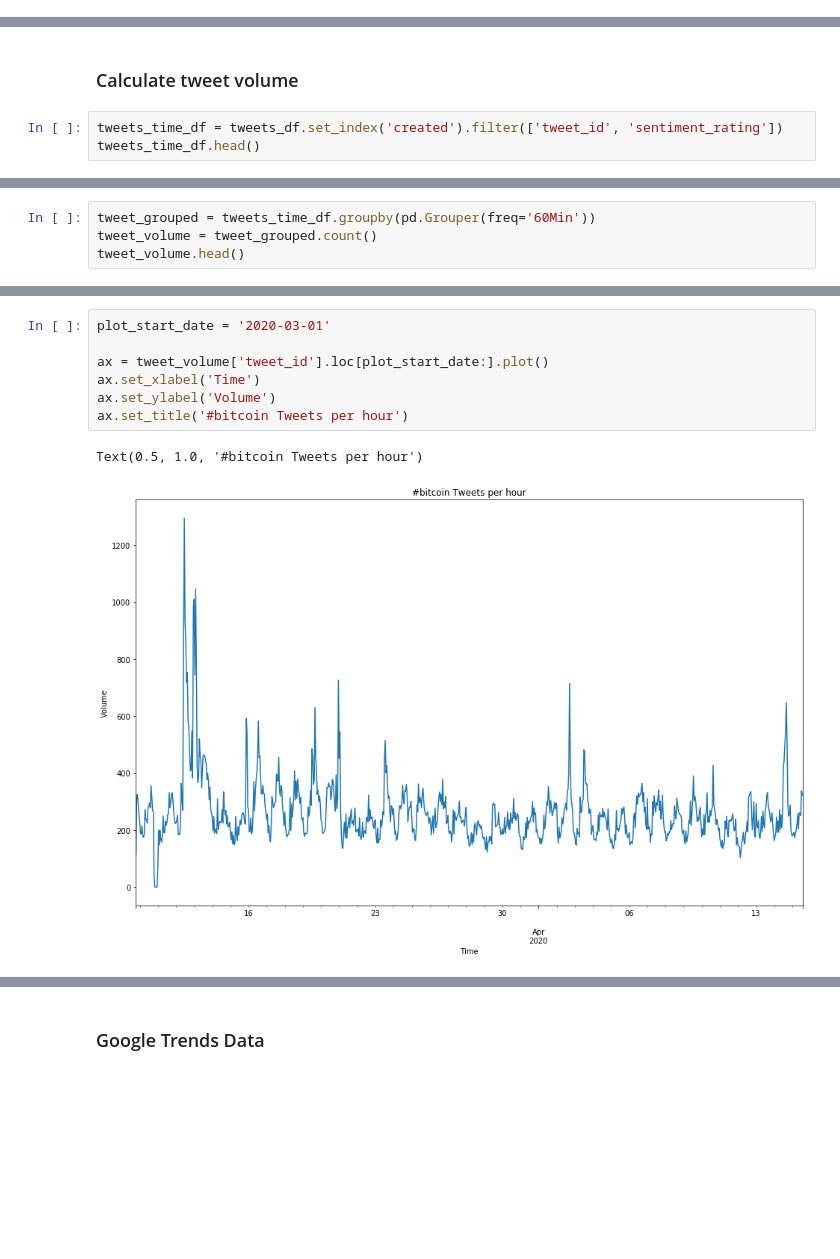
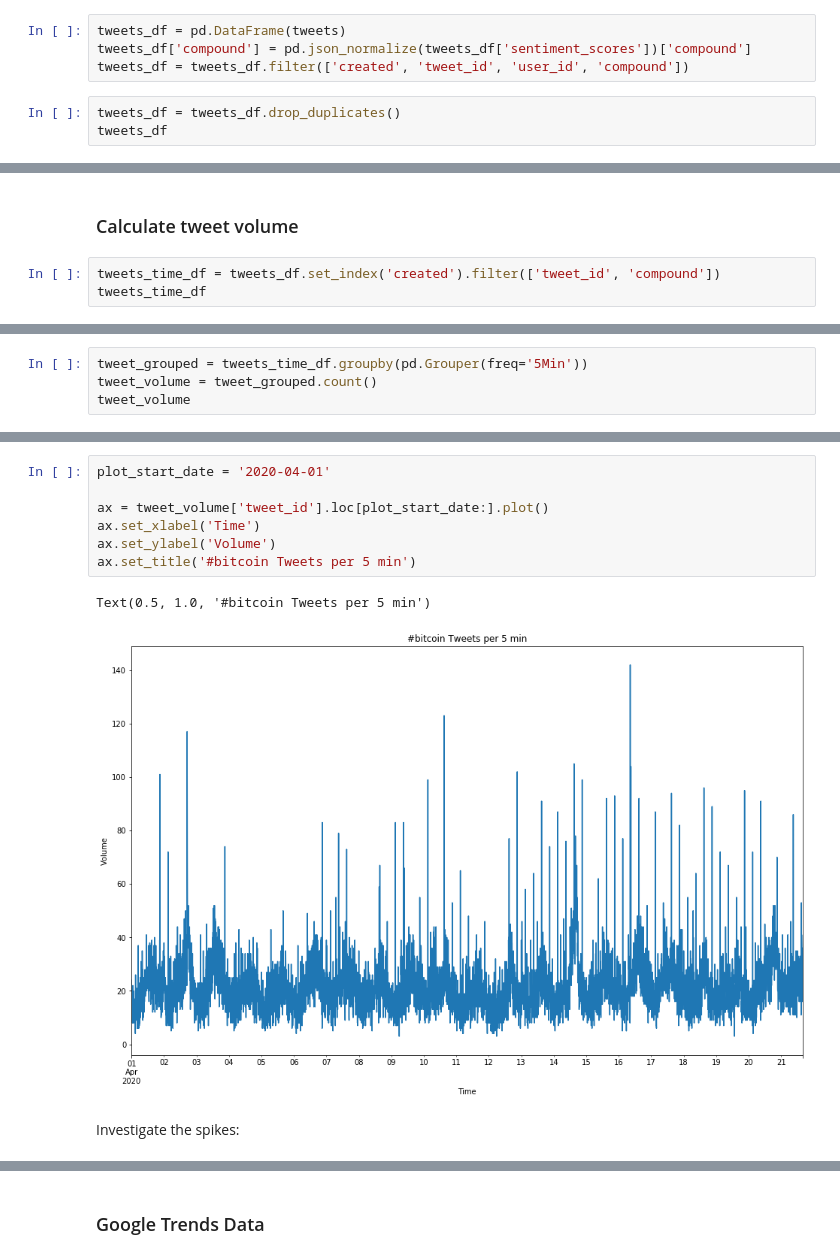
Before and after one commit to Globe-Research/bitfear, a Jupyter notebook: sentiment/time_series_analysis.ipynb, the cells around one changed output, grey strips where cells are left out. Drawn from its saved outputs; the diff is of its cells as text; blank space fills up the shorter version.

```diff
--- a/sentiment/time_series_analysis.ipynb
+++ b/sentiment/time_series_analysis.ipynb
@@ -60,0 +63,7 @@ tweets_df.head()
+# %%
+tweets_df = pd.DataFrame(tweets)
+tweets_df['compound'] = pd.json_normalize(tweets_df['sentiment_scores'])['compound']
+tweets_df = tweets_df.filter(['created', 'tweet_id', 'user_id', 'compound'])
+# %%
+tweets_df = tweets_df.drop_duplicates()
+tweets_df
@@ -61,6 +84,6 @@ tweets_df.head()
 # %% [markdown]
 ### Calculate tweet volume
 # %%
-tweets_time_df = tweets_df.set_index('created').filter(['tweet_id', 'sentiment_rating'])
-tweets_time_df.head()
+tweets_time_df = tweets_df.set_index('created').filter(['tweet_id', 'compound'])
+tweets_time_df
 # %% [output]
@@ -74,5 +104,5 @@ tweets_time_df.head()
 # %%
-tweet_grouped = tweets_time_df.groupby(pd.Grouper(freq='60Min'))
+tweet_grouped = tweets_time_df.groupby(pd.Grouper(freq='5Min'))
 tweet_volume = tweet_grouped.count()
-tweet_volume.head()
+tweet_volume
 # %% [output]
@@ -86,10 +123,12 @@ tweet_volume.head()
 # %%
-plot_start_date = '2020-03-01'
+plot_start_date = '2020-04-01'
 
 ax = tweet_volume['tweet_id'].loc[plot_start_date:].plot()
 ax.set_xlabel('Time')
 ax.set_ylabel('Volume')
-ax.set_title('#bitcoin Tweets per hour')
+ax.set_title('#bitcoin Tweets per 5 min')
 # %% [output]
-Text(0.5, 1.0, '#bitcoin Tweets per hour')
+Text(0.5, 1.0, '#bitcoin Tweets per 5 min')
-[figure, old version]
+[figure, new version]
+# %% [markdown]
+Investigate the spikes:
```
Also changed, not shown: parts of 56 cells of this notebook, 1 other file.
